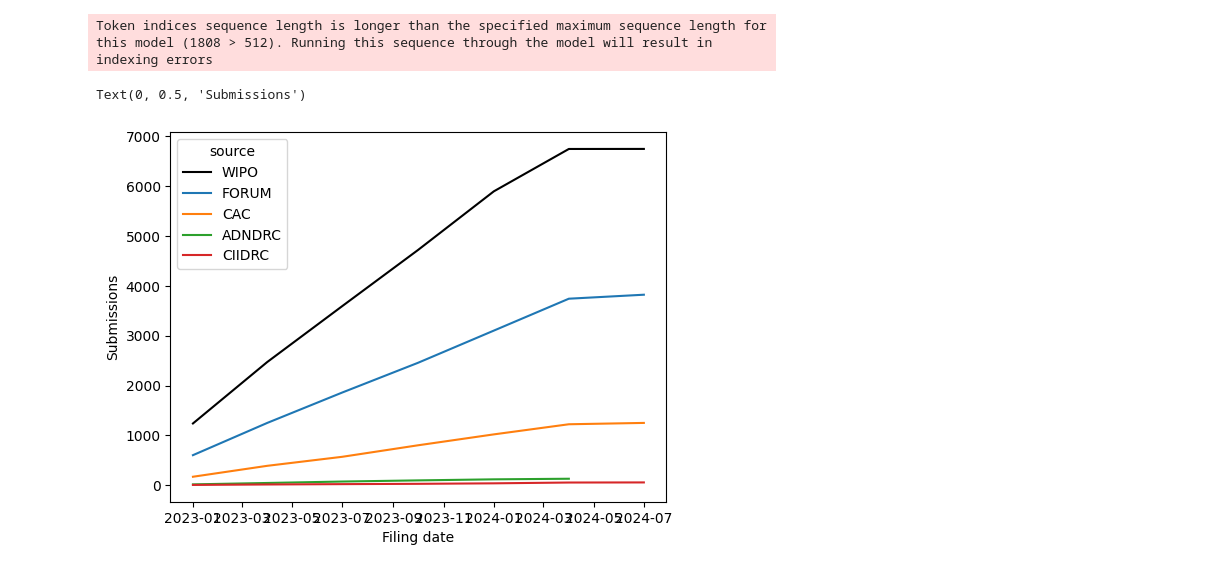
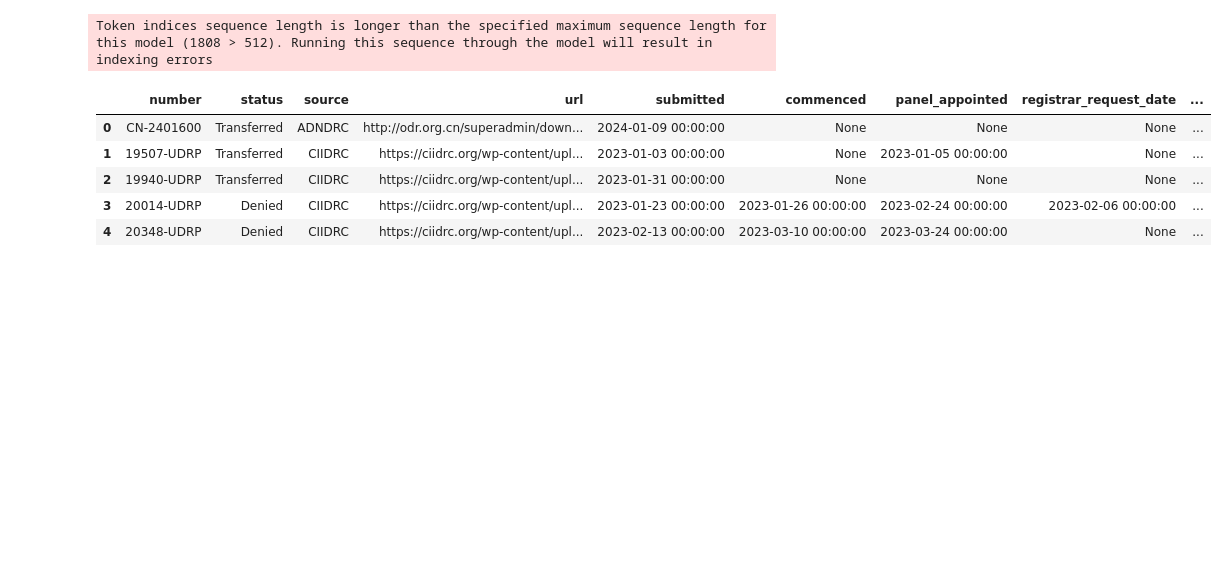
Before and after one commit to boladjivinny/udrp-artifacts, a Jupyter notebook: code/e2.extract-and-clean-details.ipynb, the cells around one changed output. Drawn from its saved outputs; the diff is of its cells as text; code cells hidden in the pictures; blank space fills up the shorter version.

```diff
--- a/code/e2.extract-and-clean-details.ipynb
+++ b/code/e2.extract-and-clean-details.ipynb
@@ -540,19 +540,15 @@ with gzip.open(outfile, 'wt') as fout:
 # %%
 import seaborn as sns
 
 outfile = '../data/Jan2023-Aug2024-parsed-proceedings.jsonl.gz'
 
-genDf = pd.read_json(outfile, lines = True, convert_dates = ['submitted'])
+genDf = pd.read_json(outfile, lines = True)
 
-genDf['quarter'] = genDf.submitted.dt.to_period('Q')
-genDf['quarter_start'] = pd.PeriodIndex(genDf.quarter).to_timestamp()
-dd = pd.concat([
-    chunk.set_index("quarter_start")[['number']].cumsum().assign(source = source).reset_index() for source, chunk in genDf.groupby(['source', "quarter_start"]).agg({'number': 'nunique'}).reset_index().groupby('source')
-])
-ax = sns.lineplot(dd[dd.quarter_start <= "2024-07-01"], x = "quarter_start", y = 'number', hue = 'source', hue_order=['WIPO', 'FORUM', 'CAC', 'ADNDRC', 'CIIDRC'], palette=['black', 'tab:blue', 'tab:orange', 'tab:green', 'tab:red'])
-
-ax.set_xlabel('Filing date')
-ax.set_ylabel('Submissions')
+genDf.head()
 # %% [output]
-Text(0, 0.5, 'Submissions')
-[figure, removed]
+|  | number | status | source | url | submitted | commenced | panel_appointed | registrar_request_date | ... |
+| 0 | CN-2401600 | Transferred | ADNDRC | http://odr.org.cn/superadmin/down... | 2024-01-09 00:00:00 | None | None | None | ... |
+| 1 | 19507-UDRP | Transferred | CIIDRC | https://ciidrc.org/wp-content/upl... | 2023-01-03 00:00:00 | None | 2023-01-05 00:00:00 | None | ... |
+| 2 | 19940-UDRP | Transferred | CIIDRC | https://ciidrc.org/wp-content/upl... | 2023-01-31 00:00:00 | None | None | None | ... |
+| 3 | 20014-UDRP | Denied | CIIDRC | https://ciidrc.org/wp-content/upl... | 2023-01-23 00:00:00 | 2023-01-26 00:00:00 | 2023-02-24 00:00:00 | 2023-02-06 00:00:00 | ... |
+| 4 | 20348-UDRP | Denied | CIIDRC | https://ciidrc.org/wp-content/upl... | 2023-02-13 00:00:00 | 2023-03-10 00:00:00 | 2023-03-24 00:00:00 | None | ... |
```
Also changed, not shown: parts of 1 cell of this notebook, 2 other files.
